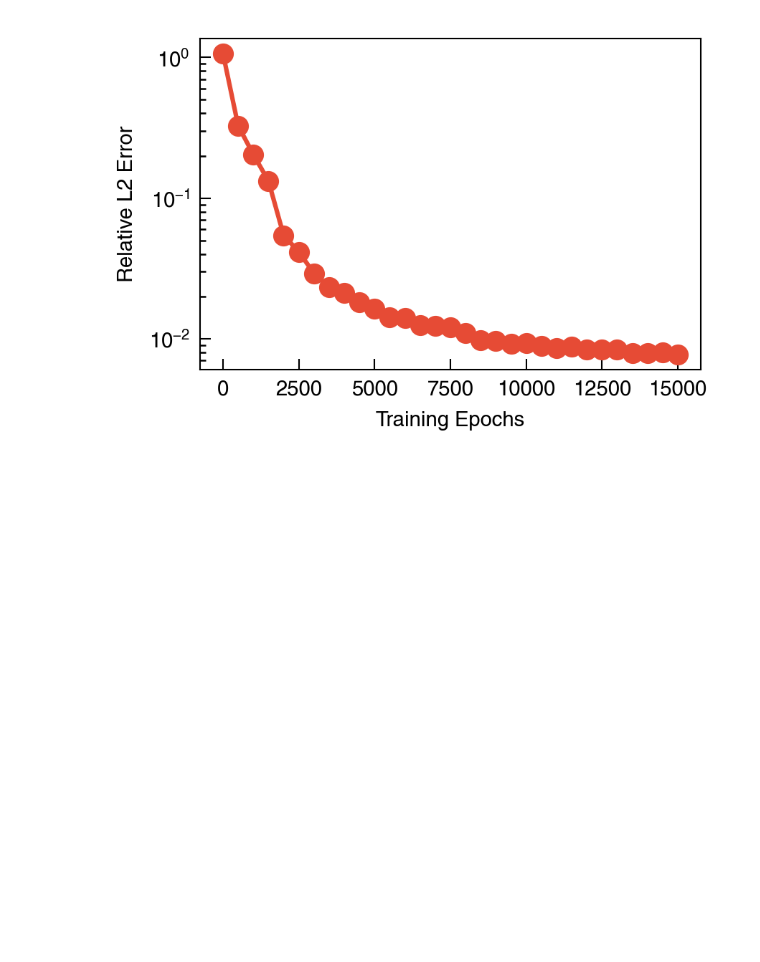
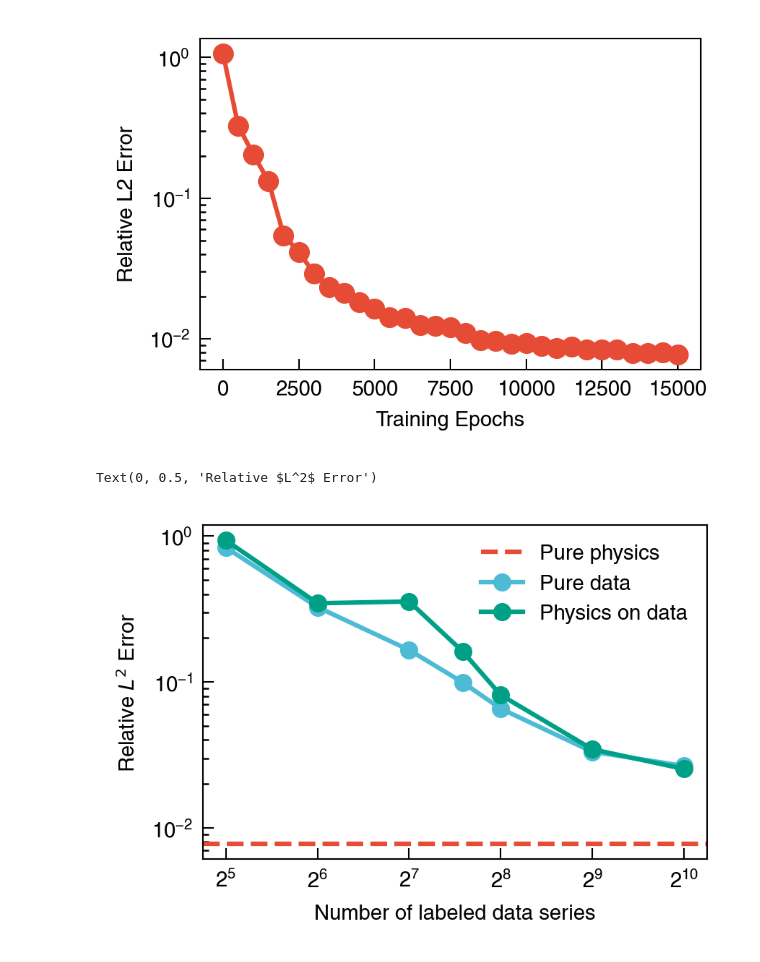
Before and after one commit to NanxiiChen/PI-CViT, a Jupyter notebook: burgers/eval.ipynb, the cells around one changed output. Cells and saved outputs as stored; diff of their text form; code cells hidden in the pictures; blank space fills up the shorter version.

Commit message:
Experiments for data-driven training

```diff
--- a/burgers/eval.ipynb
+++ b/burgers/eval.ipynb
@@ -349,3 +369,25 @@ Minimum Relative L2 Error: 0.007734893
 'created' timestamp seems very low; regarding as unix timestamp
 'modified' timestamp seems very low; regarding as unix timestamp
 [figure]
+# %%
+import pandas as pd
+df = pd.read_csv("./burgers/data_vs_physics.txt", sep=",")
+fig, ax = plt.subplots(figsize=(3, 2))
+cvit_err = 7.744e-3
+xs = df["num_labeled_data_seriers"]
+ax.axhline(y=cvit_err, label="Pure physics", linestyle="--", color="C0", )
+ax.plot(xs, df["pure_data"]/100,
+        marker="o", label="Pure data", color="C1", markersize=5)
+ax.plot(xs, df["physics_on_data"]/100,
+        marker="o", label="Physics on data", color="C2", markersize=5)
+# ax.text(50, cvit_err, "Infinite samples for pure physics", va="bottom", ha="left")
+ax.set_yscale("log")
+ax.set_xscale("log", base=2)
+# ax.legend(bbox_to_anchor=(0.1, 0.1), loc="lower left")
+# ax.set_ylim(5e-4, 1e0)
+ax.legend()
+ax.set_xlabel("Number of labeled data series")
+ax.set_ylabel("Relative $L^2$ Error")
+# %% [output]
+Text(0, 0.5, 'Relative $L^2$ Error')
+[figure, added]
```
Also changed, not shown: parts of 1 cell of this notebook, 3 other files.
